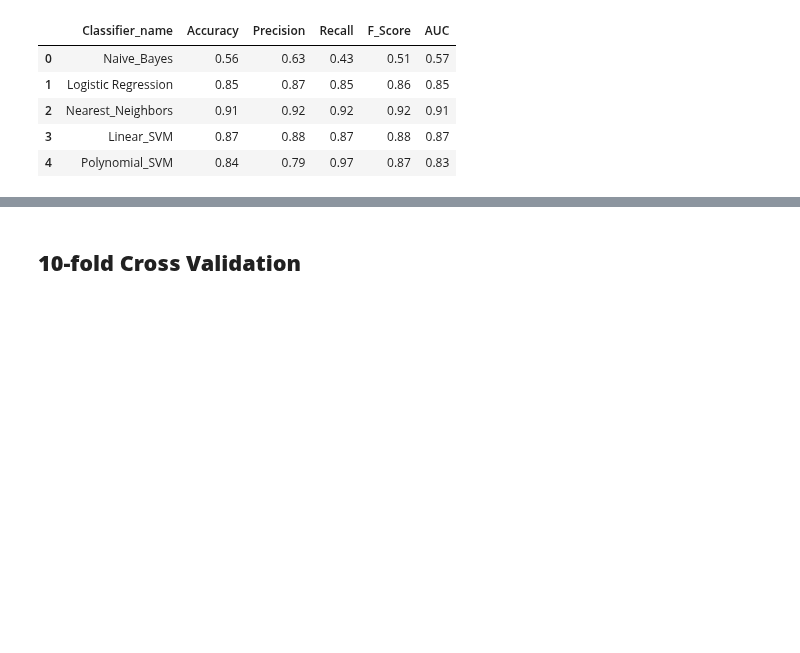
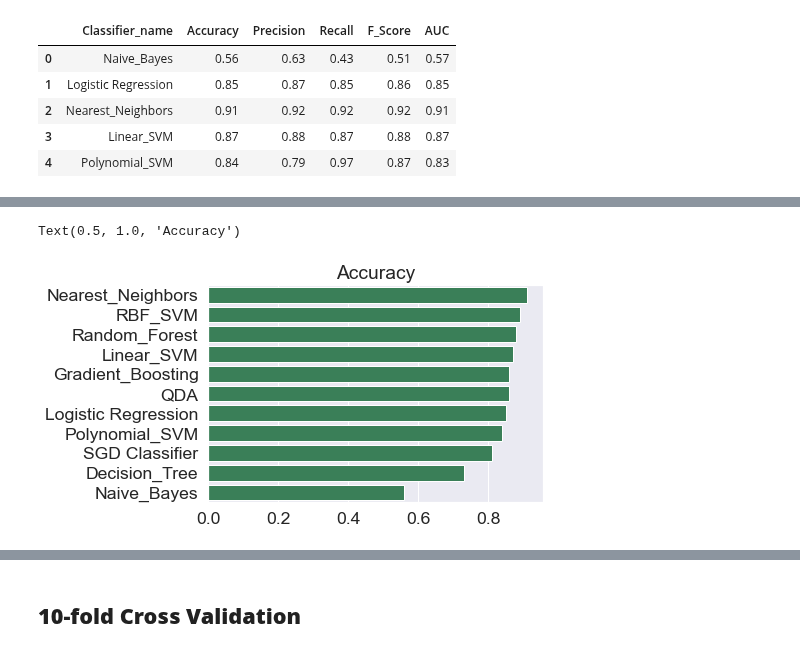
Before and after one commit to FgSurewin/Brain_Tumor_Project, a Jupyter notebook: notebooks/Niloufar_BlancedData_Augmentation.ipynb, the cells around one changed output, grey strips where cells are left out. Cells and saved outputs as stored; diff of their text form; code cells hidden in the pictures; blank space fills up the shorter version.

```diff
--- a/notebooks/Niloufar_BlancedData_Augmentation.ipynb
+++ b/notebooks/Niloufar_BlancedData_Augmentation.ipynb
@@ -304 +303,10 @@ df.head(10)
+# %%
+sns.set(font_scale = 1.6)
+p = sns.barplot(y="Classifier_name", x="Accuracy", data=df_accuracy, color='seagreen')
+p.set_ylabel("")
+p.set_xlabel("")
+p.set_title('Accuracy')
+# %% [output]
+Text(0.5, 1.0, 'Accuracy')
+[figure, added]
 # %%
```
Also changed, not shown: parts of 10 cells of this notebook.
